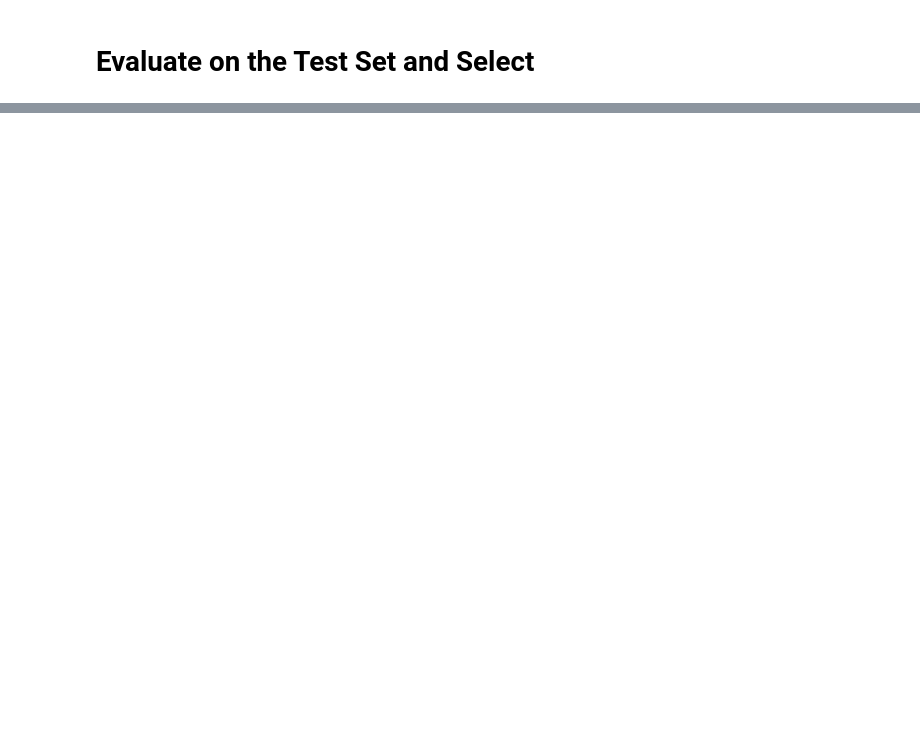
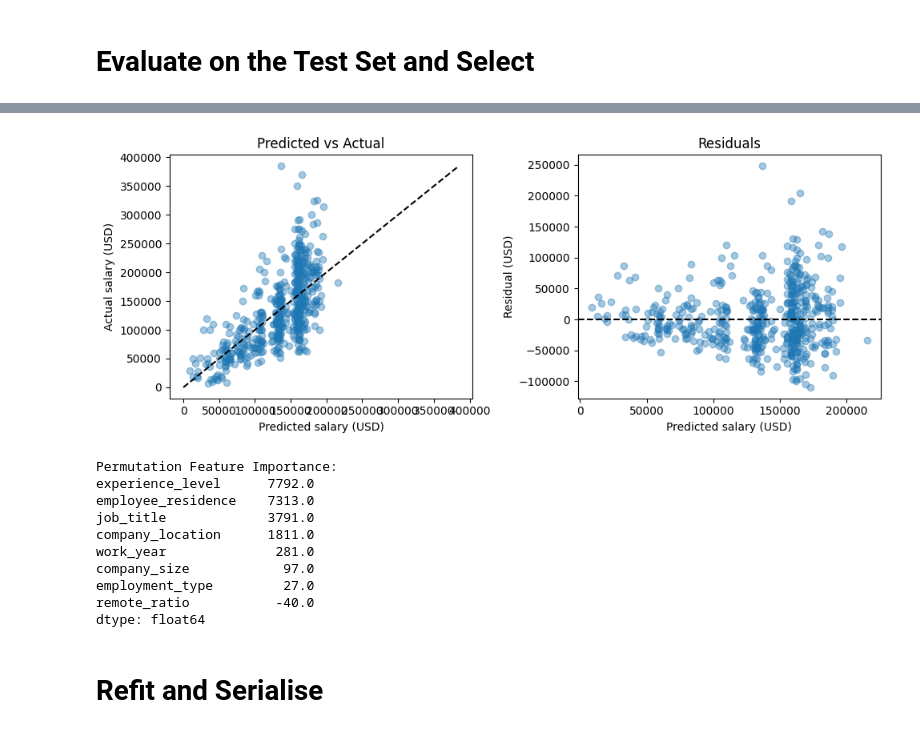
Before and after one commit to aelaraby6/Salary-Predictor, a Jupyter notebook: notebooks/modeling.ipynb, the cells around one changed output, grey strips where cells are left out. Drawn from its saved outputs; the diff is of its cells as text; code cells hidden in the pictures; blank space fills up the shorter version.

```diff
--- a/notebooks/modeling.ipynb
+++ b/notebooks/modeling.ipynb
@@ -468,0 +497,69 @@ SE                  311  42193.0
+# %%
+
+import matplotlib.pyplot as plt
+import pandas as pd
+
+from sklearn.inspection import permutation_importance
+
+# Plot Predicted vs Actual and Residuals
+fig, ax = plt.subplots(1, 2, figsize=(10, 4))
+
+# Predicted vs Actual
+ax[0].scatter(pred, y_test, alpha=0.4)
+
+lims = [0, max(pred.max(), y_test.max())]
+
+ax[0].plot(lims, lims, "--", color="black")
+ax[0].set(
+    xlabel="Predicted salary (USD)",
+    ylabel="Actual salary (USD)",
+    title="Predicted vs Actual"
+)
+
+# Residuals
+ax[1].scatter(pred, resid, alpha=0.4)
+ax[1].axhline(0, ls="--", color="black")
+
+ax[1].set(
+    xlabel="Predicted salary (USD)",
+    ylabel="Residual (USD)",
+    title="Residuals"
+)
+
+plt.tight_layout()
+plt.show()
+
+
+# Calculate Permutation Importance
+imp = permutation_importance(
+    best_model,
+    X_test,
+    y_test,
+    scoring="neg_root_mean_squared_error",
+    n_repeats=20,
+    random_state=RANDOM_STATE,
+    n_jobs=-1
+)
+
+# Display Feature Importance
+importance = pd.Series(
+    imp.importances_mean,
+    index=X_test.columns
+).sort_values(ascending=False).round(0)
+
+print("Permutation Feature Importance:")
+print(importance)
+# %% [output]
+[figure, added]
+Permutation Feature Importance:
+experience_level      7792.0
+employee_residence    7313.0
+job_title             3791.0
+company_location      1811.0
+work_year              281.0
+company_size            97.0
+employment_type         27.0
+remote_ratio           -40.0
+dtype: float64
+# %% [markdown]
+# Refit and Serialise
```
Also changed, not shown: parts of 7 cells of this notebook, 2 other files.
